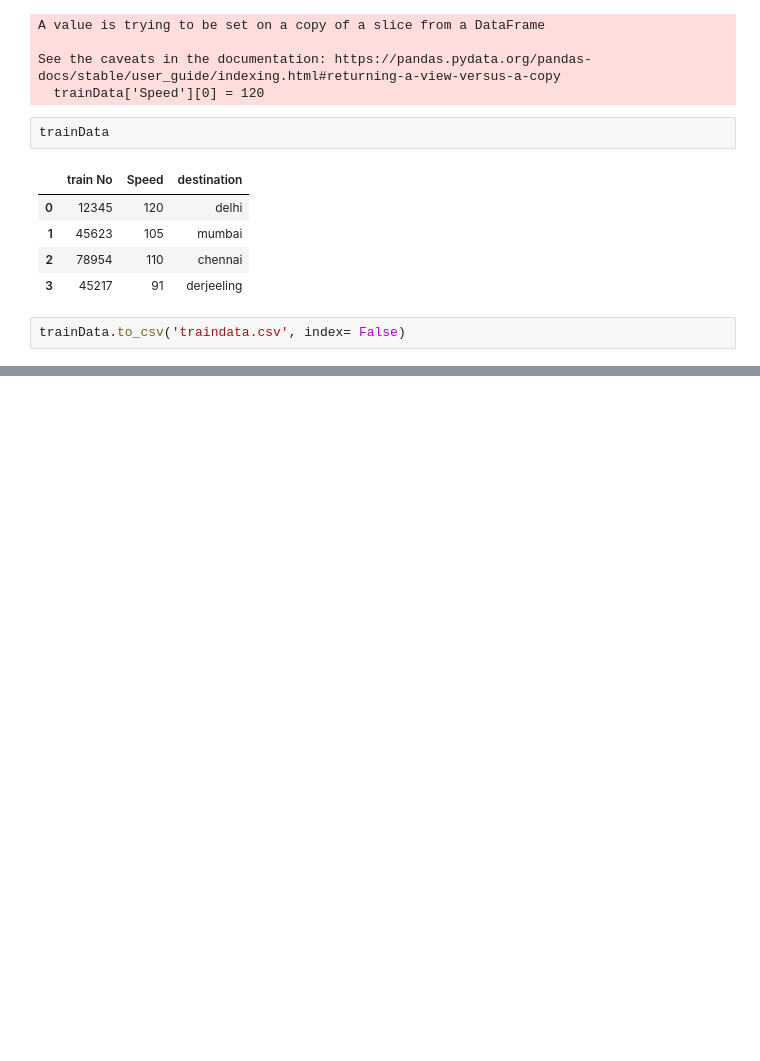
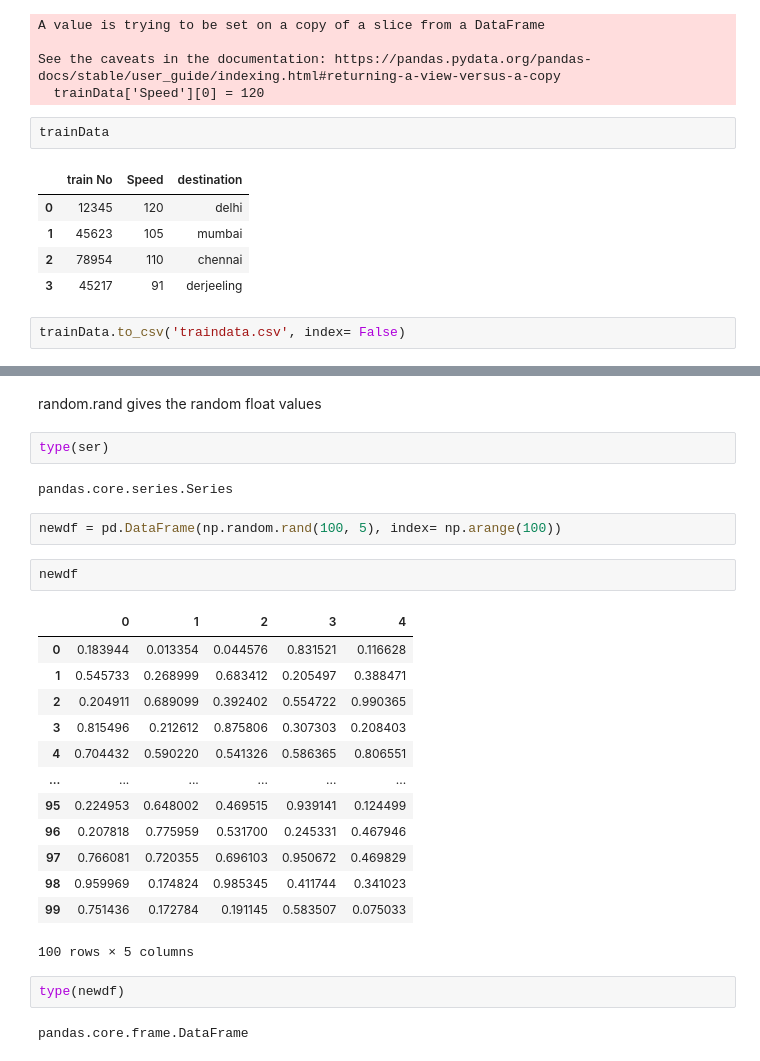
Before and after one commit to RDX-Rudra/Python-World, a Jupyter notebook: jupiter/numpy.ipynb, the cells around one changed output, grey strips where cells are left out. Drawn from its saved outputs; the diff is of its cells as text; blank space fills up the shorter version.

Commit message:
pandas

```diff
--- a/jupiter/numpy.ipynb
+++ b/jupiter/numpy.ipynb
@@ -78,0 +111,28 @@ trainData.to_csv('traindata.csv', index= False)
+# %% [markdown]
+random.rand gives the random float values
+# %%
+type(ser)
+# %% [output]
+pandas.core.series.Series
+# %%
+newdf = pd.DataFrame(np.random.rand(100, 5), index= np.arange(100))
+# %%
+newdf
+# %% [output]
+|  | 0 | 1 | 2 | 3 | 4 |
+| 0 | 0.183944 | 0.013354 | 0.044576 | 0.831521 | 0.116628 |
+| 1 | 0.545733 | 0.268999 | 0.683412 | 0.205497 | 0.388471 |
+| 2 | 0.204911 | 0.689099 | 0.392402 | 0.554722 | 0.990365 |
+| 3 | 0.815496 | 0.212612 | 0.875806 | 0.307303 | 0.208403 |
+| 4 | 0.704432 | 0.590220 | 0.541326 | 0.586365 | 0.806551 |
+| ... | ... | ... | ... | ... | ... |
+| 95 | 0.224953 | 0.648002 | 0.469515 | 0.939141 | 0.124499 |
+| 96 | 0.207818 | 0.775959 | 0.531700 | 0.245331 | 0.467946 |
+| 97 | 0.766081 | 0.720355 | 0.696103 | 0.950672 | 0.469829 |
+| 98 | 0.959969 | 0.174824 | 0.985345 | 0.411744 | 0.341023 |
+| 99 | 0.751436 | 0.172784 | 0.191145 | 0.583507 | 0.075033 |
+100 rows × 5 columns
+# %%
+type(newdf)
+# %% [output]
+pandas.core.frame.DataFrame
```
Also changed, not shown: parts of 19 cells of this notebook.
